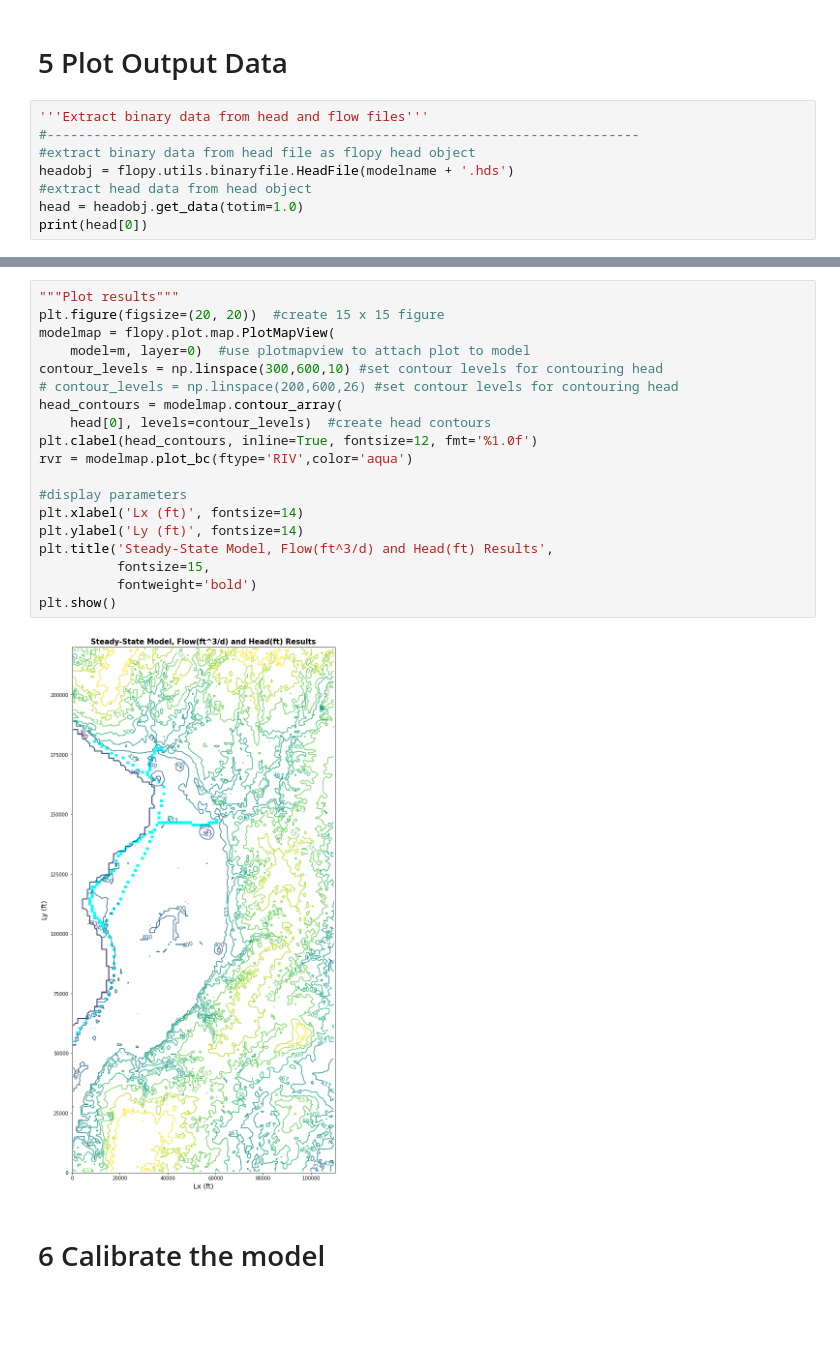
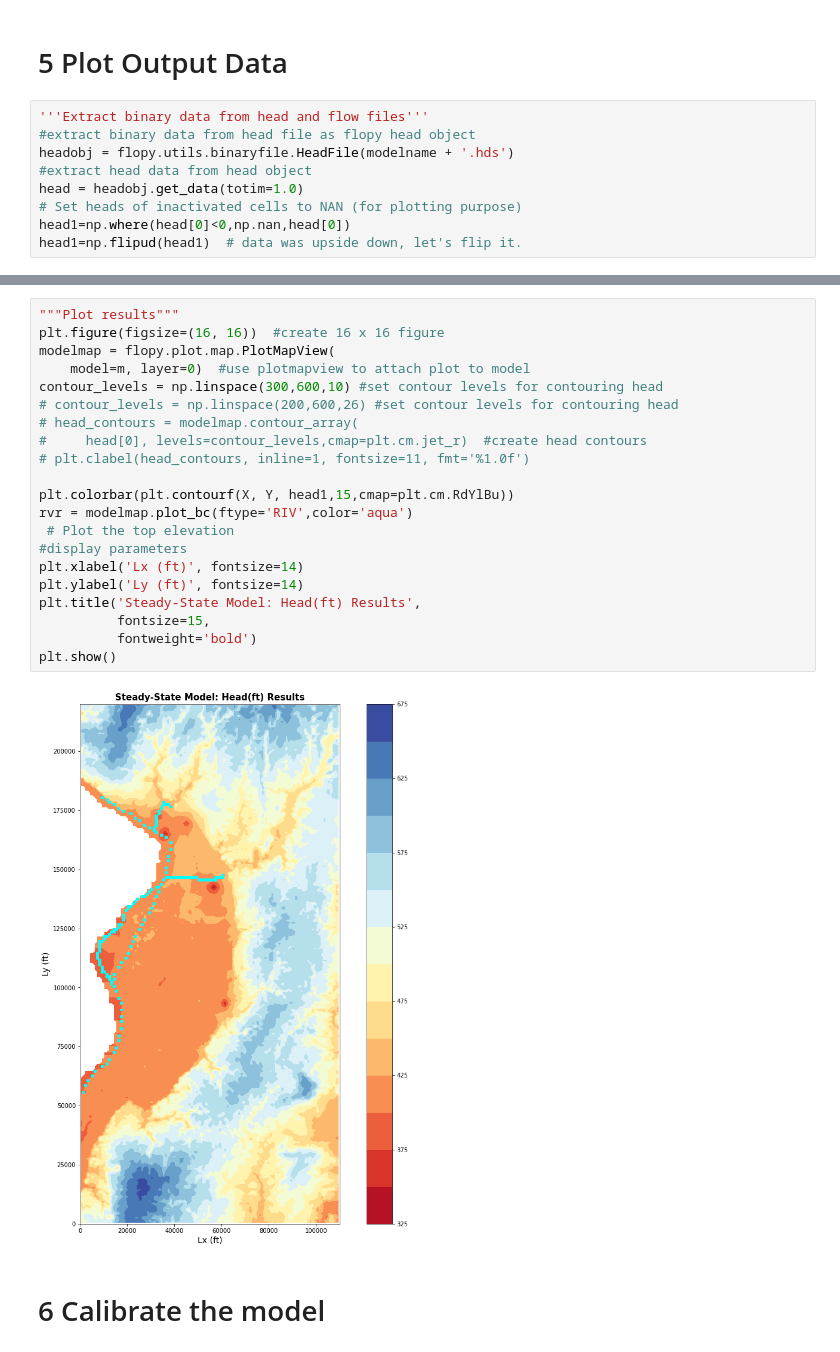
Before and after one commit to Firas-95/GEO572-Project-E.St.Louis, a Jupyter notebook: ESL_model_v2.21.ipynb, the cells around one changed output, grey strips where cells are left out. Saved outputs shown, nothing was run; the diff lists cells and outputs as text; blank space fills up the shorter version.

```diff
--- a/ESL_model_v2.21.ipynb
+++ b/ESL_model_v2.21.ipynb
@@ -762,10 +746,11 @@ FloPy is using the following  executable to run the model: /usr/local/bin/mf2005
 # 5 Plot Output Data
 # %%
 '''Extract binary data from head and flow files'''
-#----------------------------------------------------------------------------
 #extract binary data from head file as flopy head object
 headobj = flopy.utils.binaryfile.HeadFile(modelname + '.hds')
 #extract head data from head object
 head = headobj.get_data(totim=1.0)
-print(head[0])
+# Set heads of inactivated cells to NAN (for plotting purpose)
+head1=np.where(head[0]<0,np.nan,head[0])
+head1=np.flipud(head1)  # data was upside down, let's flip it.
 # %% [output]
@@ -779,24 +764,26 @@ print(head[0])
 # %%
 """Plot results"""
-plt.figure(figsize=(20, 20))  #create 15 x 15 figure
+plt.figure(figsize=(16, 16))  #create 16 x 16 figure
 modelmap = flopy.plot.map.PlotMapView(
     model=m, layer=0)  #use plotmapview to attach plot to model
 contour_levels = np.linspace(300,600,10) #set contour levels for contouring head
 # contour_levels = np.linspace(200,600,26) #set contour levels for contouring head
-head_contours = modelmap.contour_array(
-    head[0], levels=contour_levels)  #create head contours
-plt.clabel(head_contours, inline=True, fontsize=12, fmt='%1.0f')
+# head_contours = modelmap.contour_array(
+#     head[0], levels=contour_levels,cmap=plt.cm.jet_r)  #create head contours
+# plt.clabel(head_contours, inline=1, fontsize=11, fmt='%1.0f')
+
+plt.colorbar(plt.contourf(X, Y, head1,15,cmap=plt.cm.RdYlBu))
 rvr = modelmap.plot_bc(ftype='RIV',color='aqua')
-
+ # Plot the top elevation
 #display parameters
 plt.xlabel('Lx (ft)', fontsize=14)
 plt.ylabel('Ly (ft)', fontsize=14)
-plt.title('Steady-State Model, Flow(ft^3/d) and Head(ft) Results',
+plt.title('Steady-State Model: Head(ft) Results',
           fontsize=15,
           fontweight='bold')
 plt.show()
 # %% [output]
-[figure, old version]
+[figure, new version]
 # %% [markdown]
 # 6 Calibrate the model
 # %%
```
Also changed, not shown: parts of 10 cells of this notebook.
